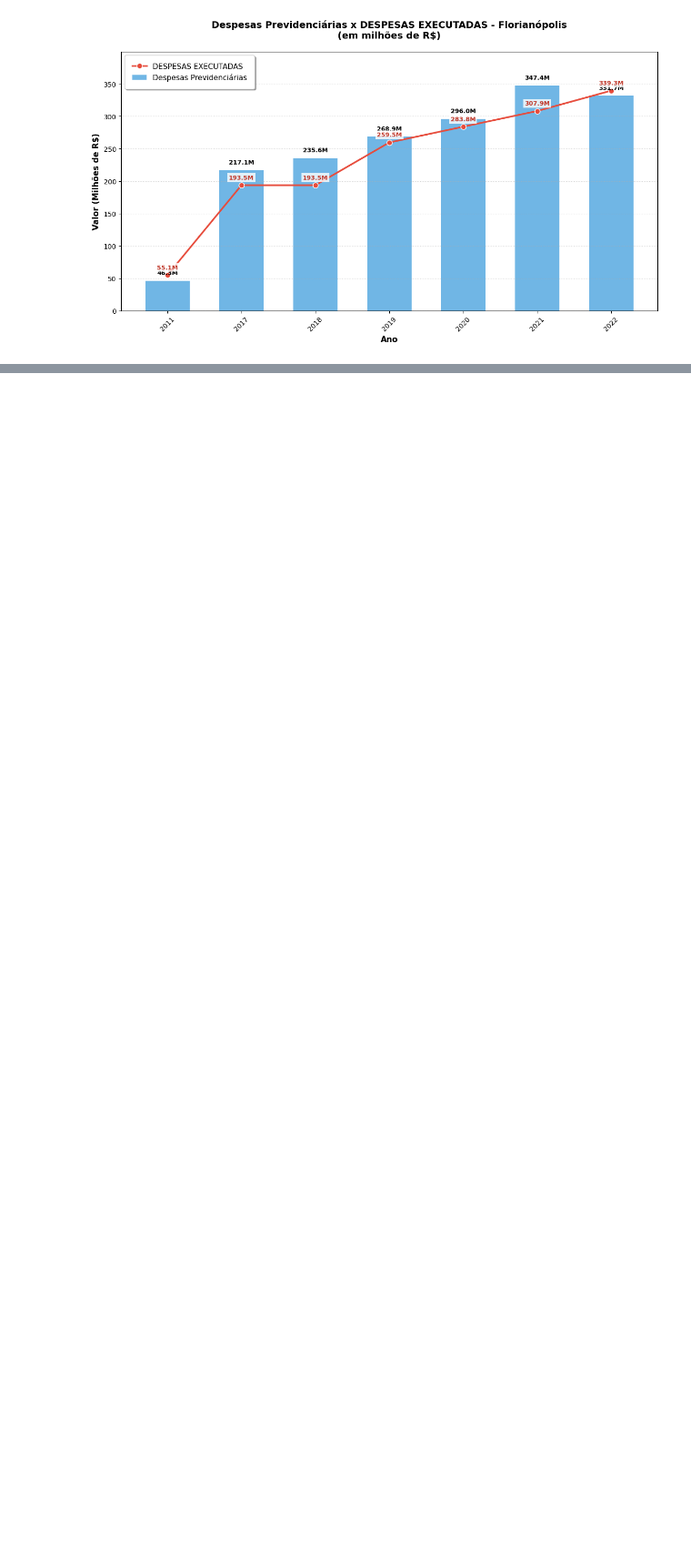
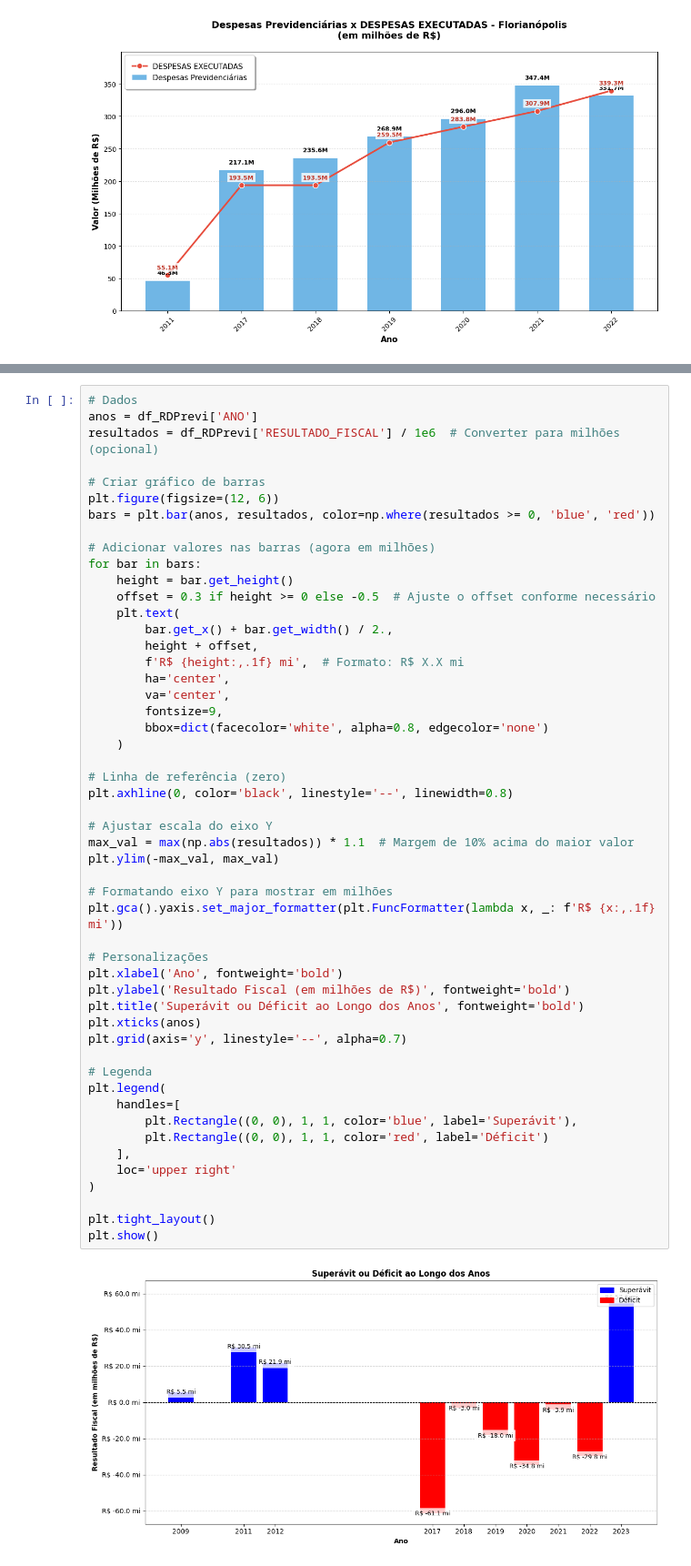
Before and after one commit to Gabriel-PC/UNINTER-Trabalho-Extensionista-II, a Jupyter notebook: Atividade_Extensionista_II.ipynb, the cells around one changed output, grey strips where cells are left out. Shown at 91% size. Drawn from its saved outputs; the diff is of its cells as text; blank space fills up the shorter version.

```diff
--- a/Atividade_Extensionista_II.ipynb
+++ b/Atividade_Extensionista_II.ipynb
@@ -727,0 +863,53 @@ plt.show()
+# %%
+# Dados
+anos = df_RDPrevi['ANO']
+resultados = df_RDPrevi['RESULTADO_FISCAL'] / 1e6  # Converter para milhões (opcional)
+
+# Criar gráfico de barras
+plt.figure(figsize=(12, 6))
+bars = plt.bar(anos, resultados, color=np.where(resultados >= 0, 'blue', 'red'))
+
+# Adicionar valores nas barras (agora em milhões)
+for bar in bars:
+    height = bar.get_height()
+    offset = 0.3 if height >= 0 else -0.5  # Ajuste o offset conforme necessário
+    plt.text(
+        bar.get_x() + bar.get_width() / 2.,
+        height + offset,
+        f'R$ {height:,.1f} mi',  # Formato: R$ X.X mi
+        ha='center',
+        va='center',
+        fontsize=9,
+        bbox=dict(facecolor='white', alpha=0.8, edgecolor='none')
+    )
+
+# Linha de referência (zero)
+plt.axhline(0, color='black', linestyle='--', linewidth=0.8)
+
+# Ajustar escala do eixo Y
+max_val = max(np.abs(resultados)) * 1.1  # Margem de 10% acima do maior valor
+plt.ylim(-max_val, max_val)
+
+# Formatando eixo Y para mostrar em milhões
+plt.gca().yaxis.set_major_formatter(plt.FuncFormatter(lambda x, _: f'R$ {x:,.1f} mi'))
+
+# Personalizações
+plt.xlabel('Ano', fontweight='bold')
+plt.ylabel('Resultado Fiscal (em milhões de R$)', fontweight='bold')
+plt.title('Superávit ou Déficit ao Longo dos Anos', fontweight='bold')
+plt.xticks(anos)
+plt.grid(axis='y', linestyle='--', alpha=0.7)
+
+# Legenda
+plt.legend(
+    handles=[
+        plt.Rectangle((0, 0), 1, 1, color='blue', label='Superávit'),
+        plt.Rectangle((0, 0), 1, 1, color='red', label='Déficit')
+    ],
+    loc='upper right'
+)
+
+plt.tight_layout()
+plt.show()
+# %% [output]
+[figure, added]
```
Also changed, not shown: parts of 18 cells of this notebook.
